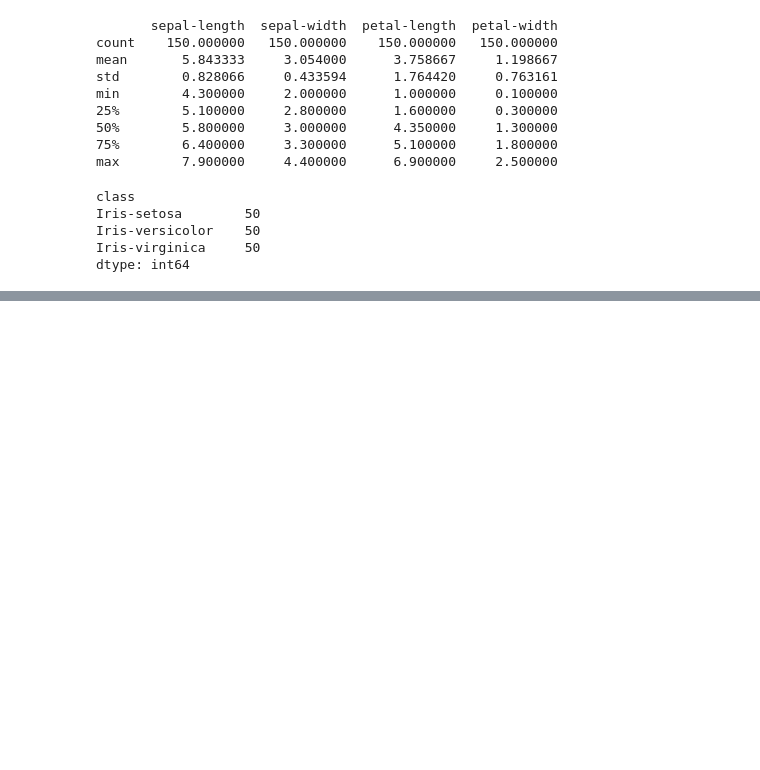
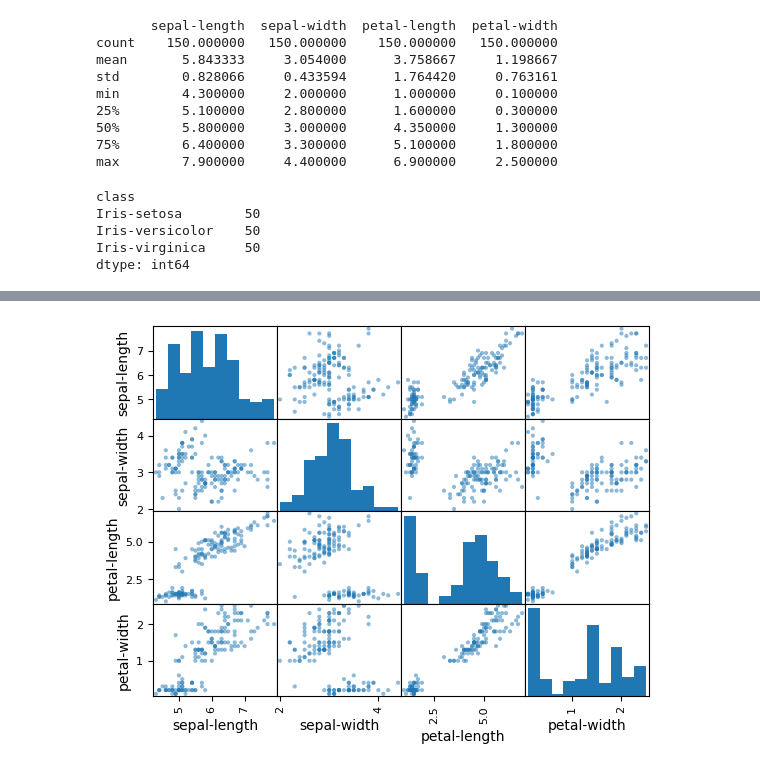
Before and after one commit to Fsrkh/Quera_college_exercises, a Jupyter notebook: Iris.ipynb, the cells around one changed output, grey strips where cells are left out. Cells and saved outputs as stored; diff of their text form; code cells hidden in the pictures; blank space fills up the shorter version.

```diff
--- a/Iris.ipynb
+++ b/Iris.ipynb
@@ -73,0 +87,7 @@ dtype: int64
+# %%
+from pandas.plotting import scatter_matrix
+
+scatter_matrix(dataset)
+plt.show()
+# %% [output]
+[figure, added]
```
Also changed, not shown: parts of 4 cells of this notebook.
